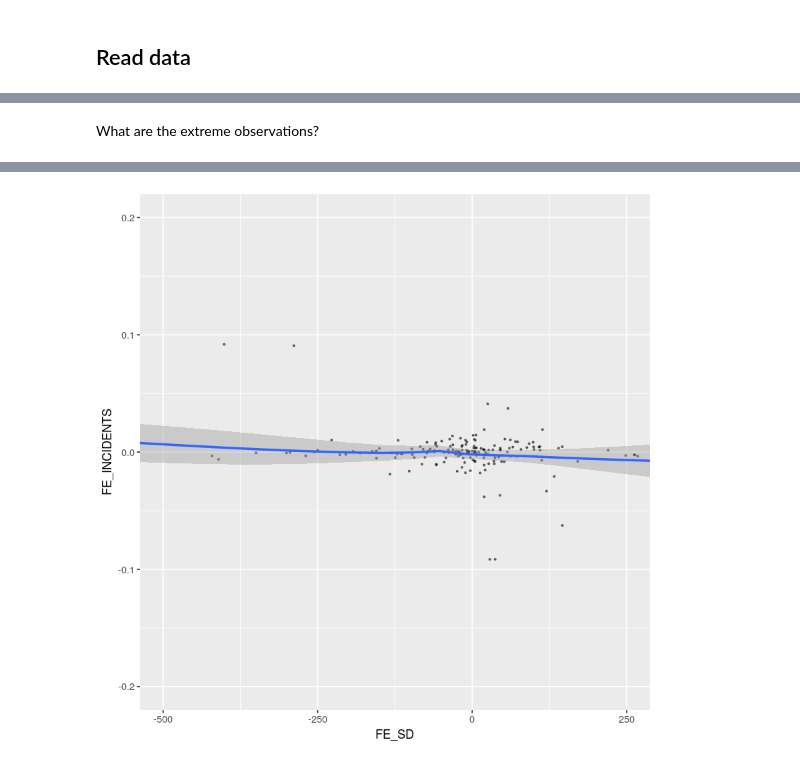
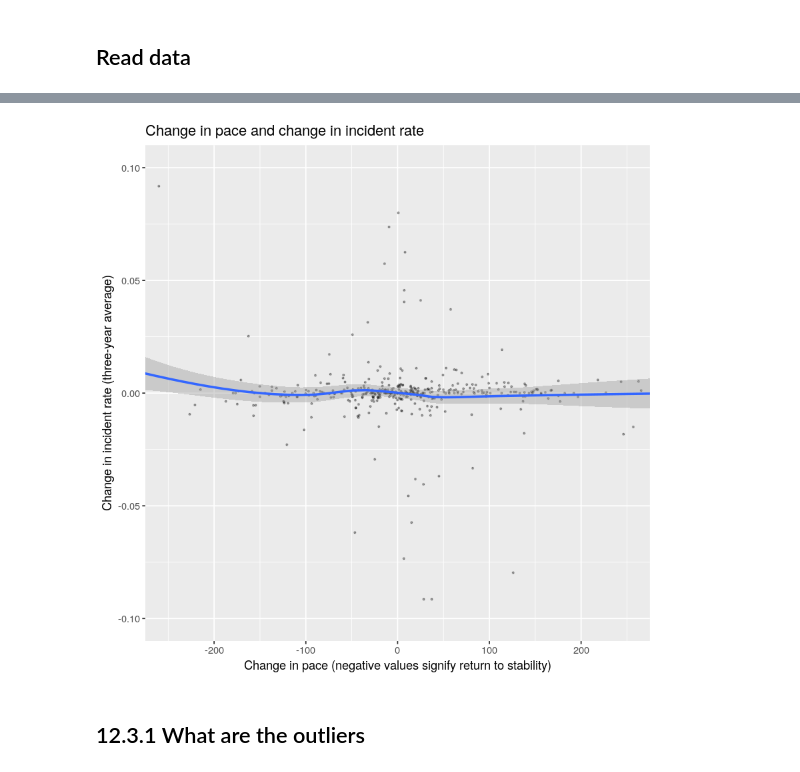
Before and after one commit to julianbarg/oil_industry, a Jupyter notebook: workbooks/12r_data_exploratino_graphs.ipynb, the cells around one changed output, grey strips where cells are left out. Saved outputs shown, nothing was run; the diff lists cells and outputs as text; code cells hidden in the pictures.

Commit message:
Added exploration of incidents in sample.

```diff
--- a/workbooks/12r_data_exploratino_graphs.ipynb
+++ b/workbooks/12r_data_exploratino_graphs.ipynb
@@ -1,7 +1,7 @@
 # %% [markdown]
 # 12. Data exploration - model (graphs)
 # %%
-sample_features_file <- "../preprocessed_data/sample_features_2019-09-02.feather"
+sample_features_file <- "../preprocessed_data/sample_features_2019-09-03.feather"
 sample_crude_file <- "../preprocessed_data/sample_features_crude_2019-09-02.feather"
 sample_none_new_file <- "../preprocessed_data/sample_none_new_2019-09-02.feather"
 # %%
@@ -10,6 +27,9 @@ library(tidyverse)
 # options(repr.plot.width=4, repr.plot.height=4, repr.plot.res=300)
 # %%
 today <- Sys.Date()
+# %%
+analysis_columns = c("YEAR", "COMMODITY", "OPERATOR_ID", "NAME", "inc_per_mile_3", "sign_inc_3", "MILES", "CHANGE", "sd_change_3", "sd_change_sq", "avg_1940", "avg_1950", "avg_1960", "avg_1970",
+                     "avg_1980", "avg_1990", "avg_2000", "avg_2010")
 # %% [markdown]
 ## Read data
 # %%
@@ -37,0 +60,4 @@ $ miles_x_change        <dbl> 1.179650e+08, 2.492186e+06, 4.659043e+06, 1.307…
+# %%
+complete <- complete.cases(select(sample, analysis_columns))
+analysis_sample <- sample[complete, ]
+head(sample)
@@ -62,10 +98,7 @@ sample_none_new %>%
 # %%
-sample %>%
+analysis_sample <- analysis_sample %>%
     group_by(YEAR, COMMODITY) %>%
     arrange(desc(YEAR)) %>%
     mutate(FE_INCIDENTS = (sign_inc_3/MILES) - (lead(sign_inc_3)/lead(MILES)),
            FE_SD = sd_change_3 - lead(sd_change_3)) %>%
-    ggplot(aes(x=FE_SD, y=FE_INCIDENTS)) +
-        geom_jitter(size=0.5, alpha=0.3) +
-        geom_smooth(method='loess') +
-        coord_cartesian(ylim=c(-0.2, 0.2), xlim = c(-1000, 1000))
+    ungroup()
@@ -77,14 +105,12 @@ Warning message:
-# %% [markdown]
-What are the extreme observations?
 # %%
-sample_crude %>%
-    group_by(YEAR, COMMODITY) %>%
-    arrange(desc(YEAR)) %>%
-    mutate(FE_INCIDENTS = (sign_inc_3/MILES) - (lead(sign_inc_3)/lead(MILES)),
-           FE_SD = sd_change_3 - lead(sd_change_3)) %>%
+analysis_sample %>%
+    # filter(abs(FE_SD) < 250) %>%
     ggplot(aes(x=FE_SD, y=FE_INCIDENTS)) +
-        geom_jitter(size=0.5, alpha=0.5) +
+        geom_jitter(size=0.5, alpha=0.3) +
         geom_smooth(method='loess') +
-        coord_cartesian(ylim=c(-0.2, 0.2), xlim = c(-500, 250))
+        coord_cartesian(ylim=c(-0.1, 0.1), xlim = c(-250, 250)) +
+        labs(title = "Change in pace and change in incident rate",
+             x = "Change in pace (negative values signify return to stability)",
+             y = "Change in incident rate (three-year average)")
 # %% [output]
 Warning message:
@@ -93 +119,3 @@ Warning message:
-[figure, old version]
+[figure, new version]
+# %% [markdown]
+## 12.3.1 What are the outliers
```
Also changed, not shown: parts of 16 cells of this notebook, 1 other file.
